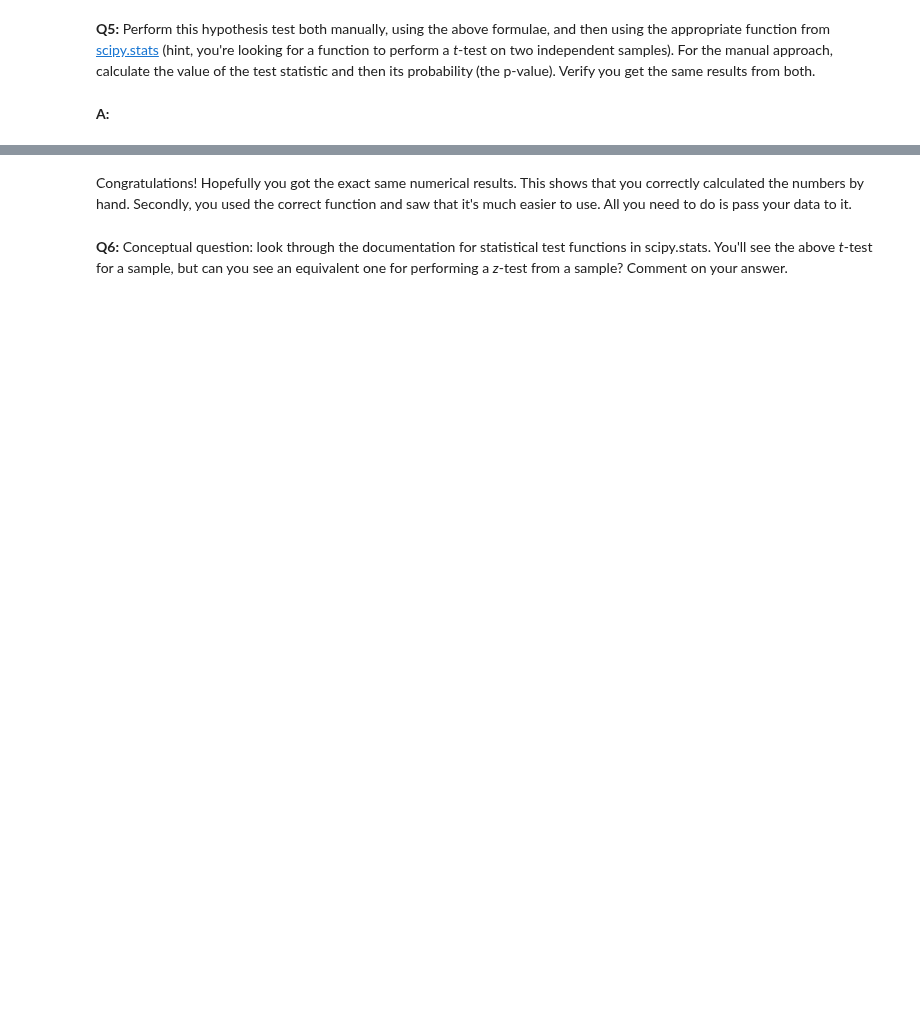
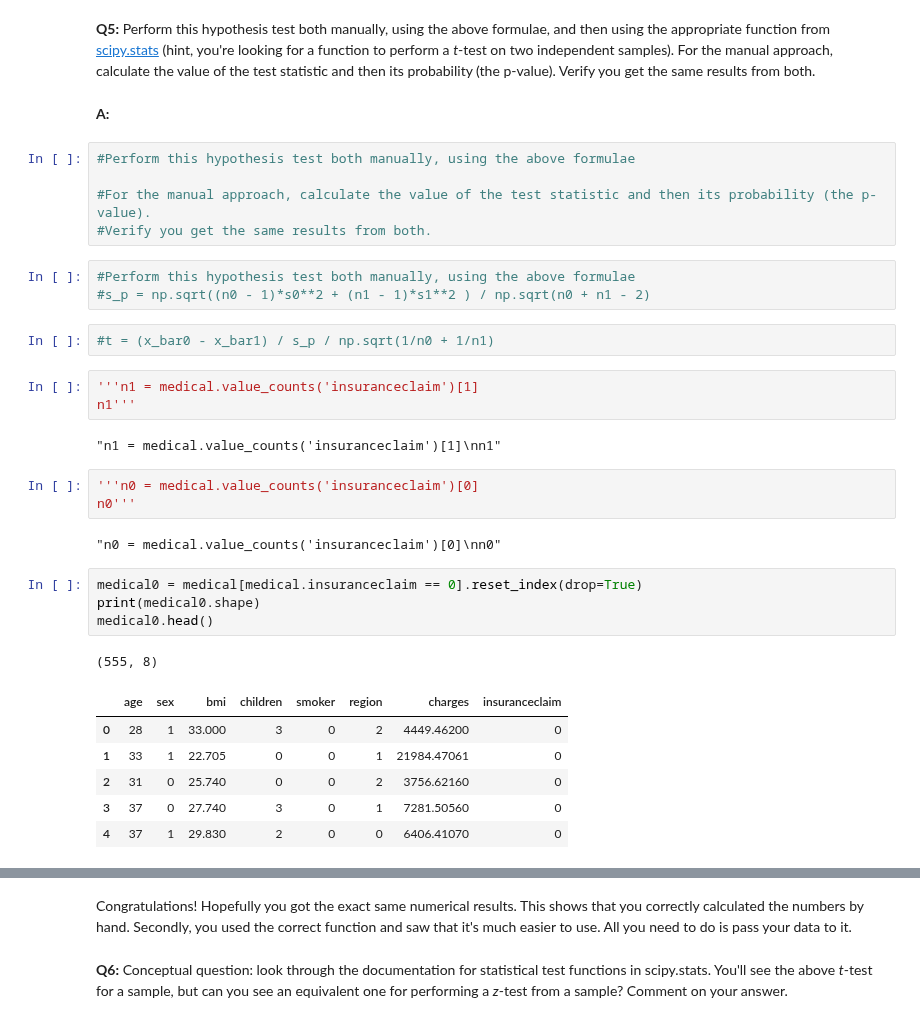
Before and after one commit to pauljacob/mini_projects, a Jupyter notebook: Frequentist Case Study/Frequentist Inference Case Study - Part B (2).ipynb, the cells around one changed output, grey strips where cells are left out. Cells and saved outputs as stored; diff of their text form; blank space fills up the shorter version.

```diff
--- a/Frequentist Case Study/Frequentist Inference Case Study - Part B (2).ipynb
+++ b/Frequentist Case Study/Frequentist Inference Case Study - Part B (2).ipynb
@@ -111,3 +243,35 @@ __A:__
 __Q5:__ Perform this hypothesis test both manually, using the above formulae, and then using the appropriate function from [scipy.stats](https://docs.scipy.org/doc/scipy/reference/stats.html#statistical-tests) (hint, you're looking for a function to perform a _t_-test on two independent samples). For the manual approach, calculate the value of the test statistic and then its probability (the p-value). Verify you get the same results from both.
 # %% [markdown]
 __A:__
+# %%
+#Perform this hypothesis test both manually, using the above formulae
+
+#For the manual approach, calculate the value of the test statistic and then its probability (the p-value).
+#Verify you get the same results from both.
+# %%
+#Perform this hypothesis test both manually, using the above formulae
+#s_p = np.sqrt((n0 - 1)*s0**2 + (n1 - 1)*s1**2 ) / np.sqrt(n0 + n1 - 2)
+# %%
+#t = (x_bar0 - x_bar1) / s_p / np.sqrt(1/n0 + 1/n1)
+# %%
+'''n1 = medical.value_counts('insuranceclaim')[1]
+n1'''
+# %% [output]
+"n1 = medical.value_counts('insuranceclaim')[1]\nn1"
+# %%
+'''n0 = medical.value_counts('insuranceclaim')[0]
+n0'''
+# %% [output]
+"n0 = medical.value_counts('insuranceclaim')[0]\nn0"
+# %%
+medical0 = medical[medical.insuranceclaim == 0].reset_index(drop=True)
+print(medical0.shape)
+medical0.head()
+# %% [output]
+(555, 8)
+|  | age | sex | bmi | children | smoker | region | charges | insuranceclaim |
+| 0 | 28 | 1 | 33.000 | 3 | 0 | 2 | 4449.46200 | 0 |
+| 1 | 33 | 1 | 22.705 | 0 | 0 | 1 | 21984.47061 | 0 |
+| 2 | 31 | 0 | 25.740 | 0 | 0 | 2 | 3756.62160 | 0 |
+| 3 | 37 | 0 | 27.740 | 3 | 0 | 1 | 7281.50560 | 0 |
+| 4 | 37 | 1 | 29.830 | 2 | 0 | 0 | 6406.41070 | 0 |
```
Also changed, not shown: parts of 49 cells of this notebook, 2 other files.
